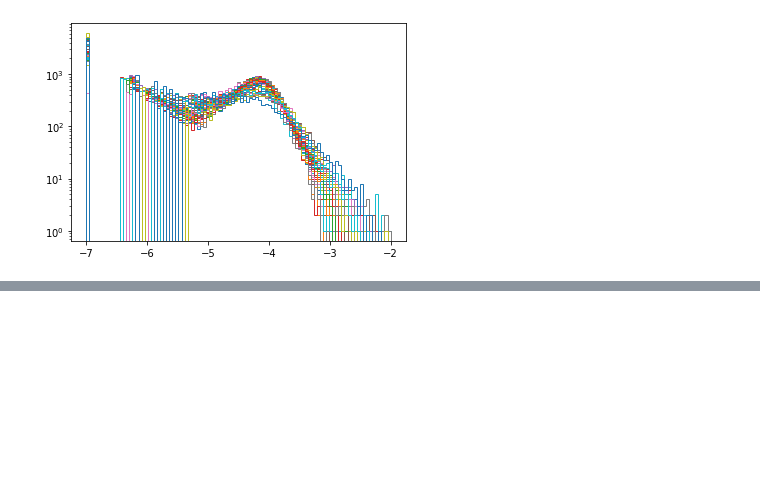
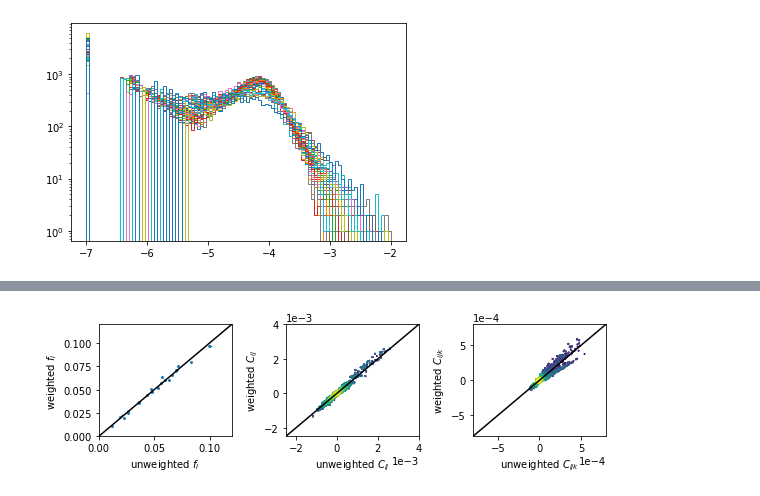
Before and after one commit to andim/peptidome, a Jupyter notebook: code/tissuedistributions/tissuedistribution.ipynb, the cells around one changed output, grey strips where cells are left out. Saved outputs shown, nothing was run; the diff lists cells and outputs as text; code cells hidden in the pictures; blank space fills up the shorter version.

```diff
--- a/code/tissuedistributions/tissuedistribution.ipynb
+++ b/code/tissuedistributions/tissuedistribution.ipynb
@@ -126,0 +181,30 @@ fig.savefig('higher_order_stats.png')
+# %%
+fig, axes = plt.subplots(figsize=(8, 2.5), ncols=3, nrows=1)
+
+for j, (observable, label, lims, flattener) in enumerate([('fi', '$f_i$', (0, 0.12), np.ravel),
+                                               ('cij', '$C_{ij}$', (-0.0025, 0.004), flatten_ij),
+                                               ('cijk', '$C_{ijk}$', (-8e-4, 8e-4), flatten_ijk)]):
+        ax = axes[j]
+        if observable in ['cij', 'cijk']:
+            plotting.density_scatter(flattener(observables_dict[observable]['unweighted']),
+                             flattener(observables_dict[observable]['weighted']),
+                             norm=colors.LogNorm(vmin=1),
+                             s=0.5,
+                             bins=40, ax=ax)
+        else:
+            ax.plot(flattener(observables_dict[observable]['unweighted']),
+                    flattener(observables_dict[observable]['weighted']),
+                    'o', ms=1)
+
+        ax.set_xlabel('unweighted %s'%label)
+        ax.set_ylabel('weighted %s'%label)
+        ax.plot(lims, lims, 'k')
+        ax.set_xlim(*lims)
+        ax.set_ylim(*lims)
+
+for ax in axes[1:].flatten():
+    ax.ticklabel_format(style='sci', scilimits=(0,0))
+
+fig.tight_layout()
+# %% [output]
+[figure, added]
```
Also changed, not shown: parts of 10 cells of this notebook, 2 other files.
